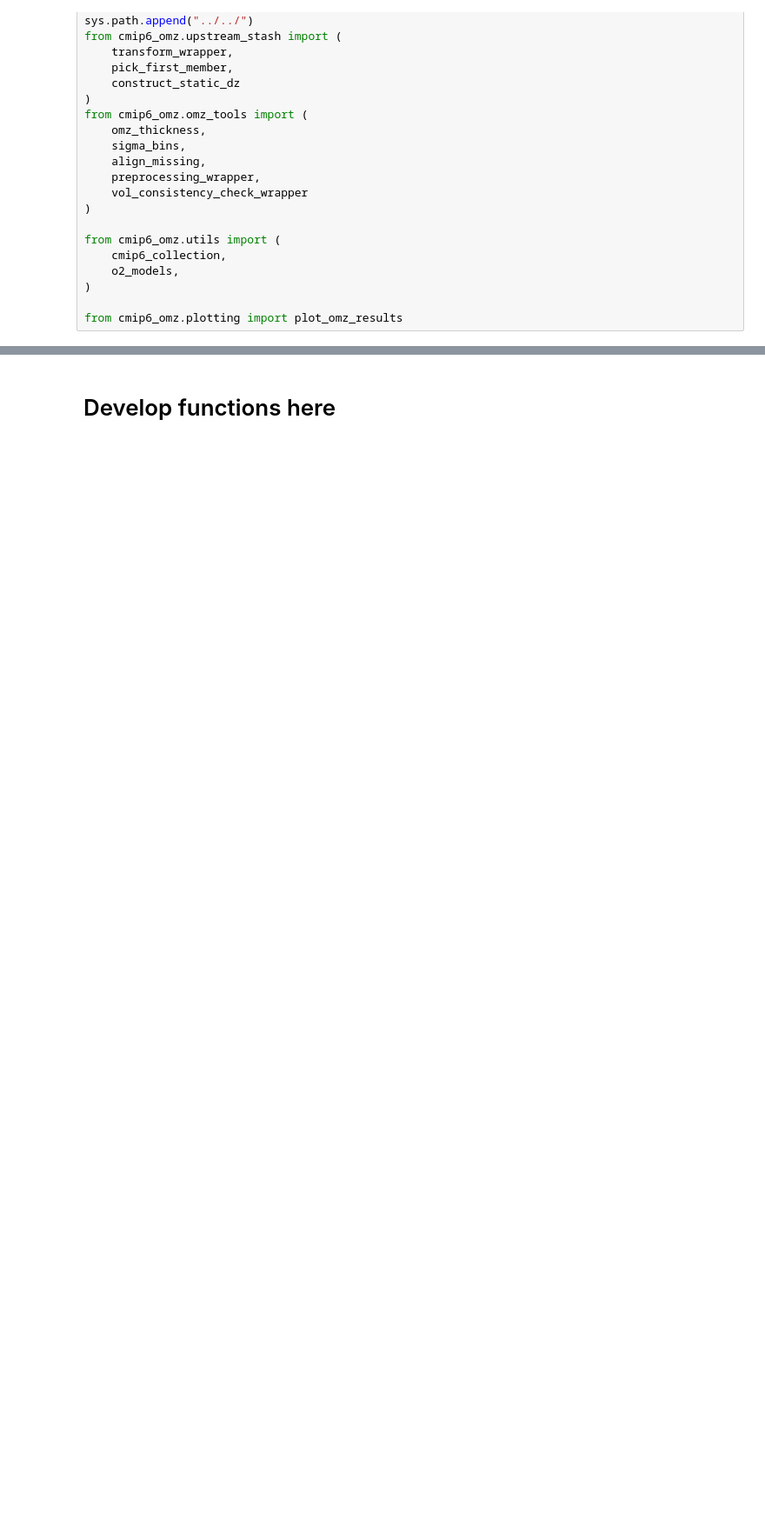
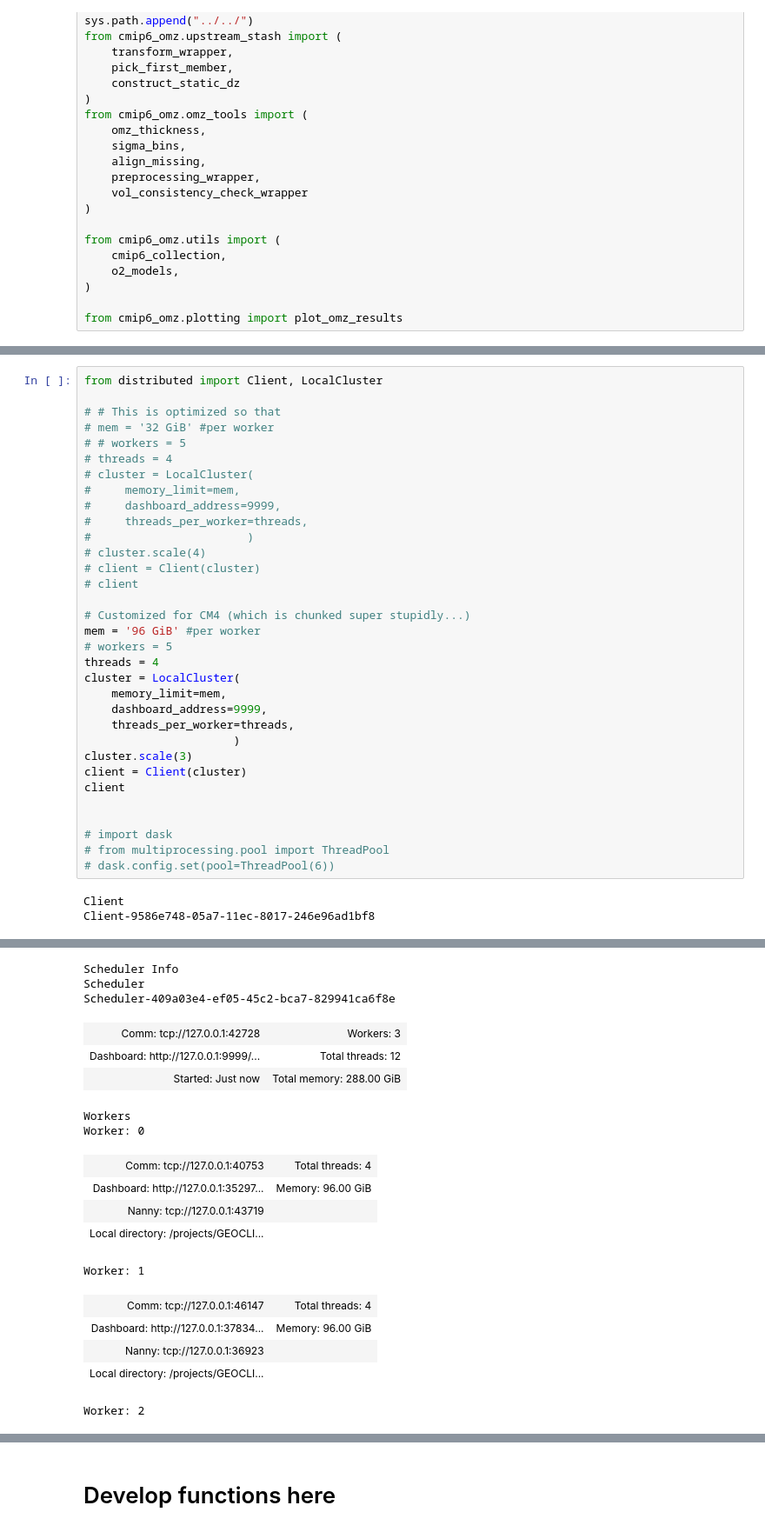
Before and after one commit to jbusecke/cmip6_omz, a Jupyter notebook: notebooks/julius/julius_cmip6_density_transform_pipeline_dev.ipynb, the cells around one changed output, grey strips where cells are left out. Shown: that part at 87% size. Cells and saved outputs as stored; diff of their text form; blank space fills up the shorter version.

```diff
--- a/notebooks/julius/julius_cmip6_density_transform_pipeline_dev.ipynb
+++ b/notebooks/julius/julius_cmip6_density_transform_pipeline_dev.ipynb
@@ -106,0 +104,36 @@ dask.config.set(pool=ThreadPool(12))
+# %%
+from distributed import Client, LocalCluster
+
+# # This is optimized so that
+# mem = '32 GiB' #per worker
+# # workers = 5
+# threads = 4
+# cluster = LocalCluster(
+#     memory_limit=mem,
+#     dashboard_address=9999,
+#     threads_per_worker=threads,
+#                       )
+# cluster.scale(4)
+# client = Client(cluster)
+# client
+
+# Customized for CM4 (which is chunked super stupidly...)
+mem = '96 GiB' #per worker
+# workers = 5
+threads = 4
+cluster = LocalCluster(
+    memory_limit=mem,
+    dashboard_address=9999,
+    threads_per_worker=threads,
+                      )
+cluster.scale(3)
+client = Client(cluster)
+client
+
+
+# import dask
+# from multiprocessing.pool import ThreadPool
+# dask.config.set(pool=ThreadPool(6))
+# %% [output]
+Client
+Client-9586e748-05a7-11ec-8017-246e96ad1bf8
@@ -106,0 +148,18 @@ dask.config.set(pool=ThreadPool(12))
+Scheduler Info
+Scheduler
+Scheduler-409a03e4-ef05-45c2-bca7-829941ca6f8e
+| Comm: tcp://127.0.0.1:42728 | Workers: 3 |
+| Dashboard: http://127.0.0.1:9999/... | Total threads: 12 |
+| Started: Just now | Total memory: 288.00 GiB |
+Workers
+Worker: 0
+| Comm: tcp://127.0.0.1:40753 | Total threads: 4 |
+| Dashboard: http://127.0.0.1:35297... | Memory: 96.00 GiB |
+| Nanny: tcp://127.0.0.1:43719 |  |
+| Local directory: /projects/GEOCLI... |  |
+Worker: 1
+| Comm: tcp://127.0.0.1:46147 | Total threads: 4 |
+| Dashboard: http://127.0.0.1:37834... | Memory: 96.00 GiB |
+| Nanny: tcp://127.0.0.1:36923 |  |
+| Local directory: /projects/GEOCLI... |  |
+Worker: 2
```
Also changed, not shown: parts of 37 cells of this notebook, 2 other files.
